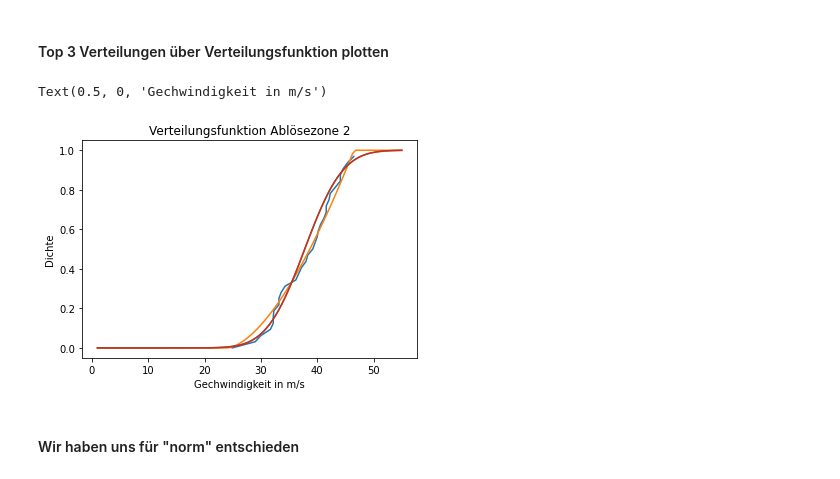
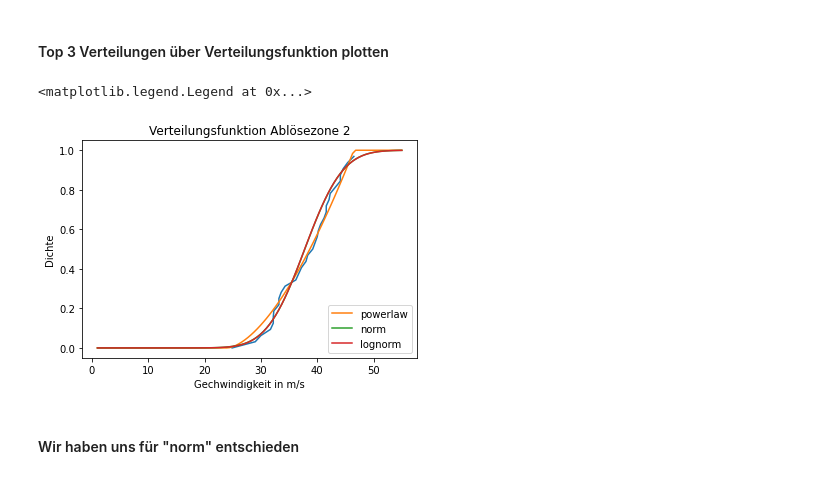
Before and after one commit to marvinvr/fhnw-steinschlag, a Jupyter notebook: scripts/MonteCarlo_Luca_Marvin_Philip_Yannic.ipynb, the cells around one changed output. Drawn from its saved outputs; the diff is of its cells as text; code cells hidden in the pictures.

```diff
--- a/scripts/MonteCarlo_Luca_Marvin_Philip_Yannic.ipynb
+++ b/scripts/MonteCarlo_Luca_Marvin_Philip_Yannic.ipynb
@@ -209,15 +211,16 @@ print(zone2LognormVerteilungV)
 #### Top 3 Verteilungen über Verteilungsfunktion plotten
 # %%
 plt.plot(np.sort(ablöseZone2["v [m/s]"]), np.linspace(0, 1, len(ablöseZone2["v [m/s]"]), endpoint=False))
-plt.plot(np.linspace(1,55,100), scipy.stats.powerlaw.cdf(a = zone2PowerlawVerteilungV[0], loc = zone2PowerlawVerteilungV[1], scale = zone2PowerlawVerteilungV[2], x = np.linspace(1,55,100)))
-plt.plot(np.linspace(1,55,100), scipy.stats.norm.cdf(loc = zone2NormalVerteilungV[0], scale = zone2NormalVerteilungV[1], x = np.linspace(1,55,100)))
-plt.plot(np.linspace(1,55,100), scipy.stats.lognorm.cdf(s = zone2LognormVerteilungV[0], loc = zone2LognormVerteilungV[1], scale = zone2LognormVerteilungV[2], x = np.linspace(1,55,100)))
+plt.plot(np.linspace(1,55,100), scipy.stats.powerlaw.cdf(a = zone2PowerlawVerteilungV[0], loc = zone2PowerlawVerteilungV[1], scale = zone2PowerlawVerteilungV[2], x = np.linspace(1,55,100)),label="powerlaw")
+plt.plot(np.linspace(1,55,100), scipy.stats.norm.cdf(loc = zone2NormalVerteilungV[0], scale = zone2NormalVerteilungV[1], x = np.linspace(1,55,100)),label="norm")
+plt.plot(np.linspace(1,55,100), scipy.stats.lognorm.cdf(s = zone2LognormVerteilungV[0], loc = zone2LognormVerteilungV[1], scale = zone2LognormVerteilungV[2], x = np.linspace(1,55,100)),label="lognorm")
 plt.title("Verteilungsfunktion Ablösezone 2")
 plt.ylabel("Dichte")
 plt.xlabel("Gechwindigkeit in m/s")
+plt.legend(loc='lower right')
 # %% [output]
-Text(0.5, 0, 'Gechwindigkeit in m/s')
+<matplotlib.legend.Legend at 0x...>
-[figure, old version]
+[figure, new version]
 # %% [markdown]
 #### Wir haben uns für "norm" entschieden
 # %% [markdown]
```
Also changed, not shown: parts of 5 cells of this notebook.
